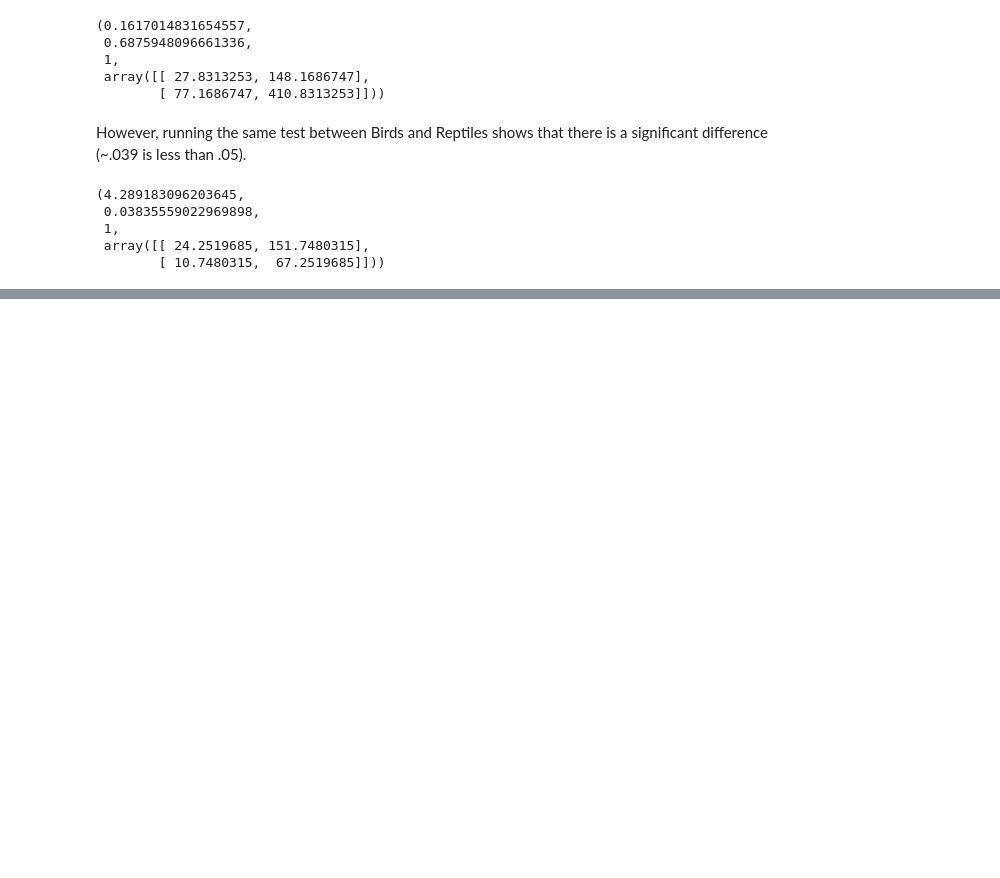
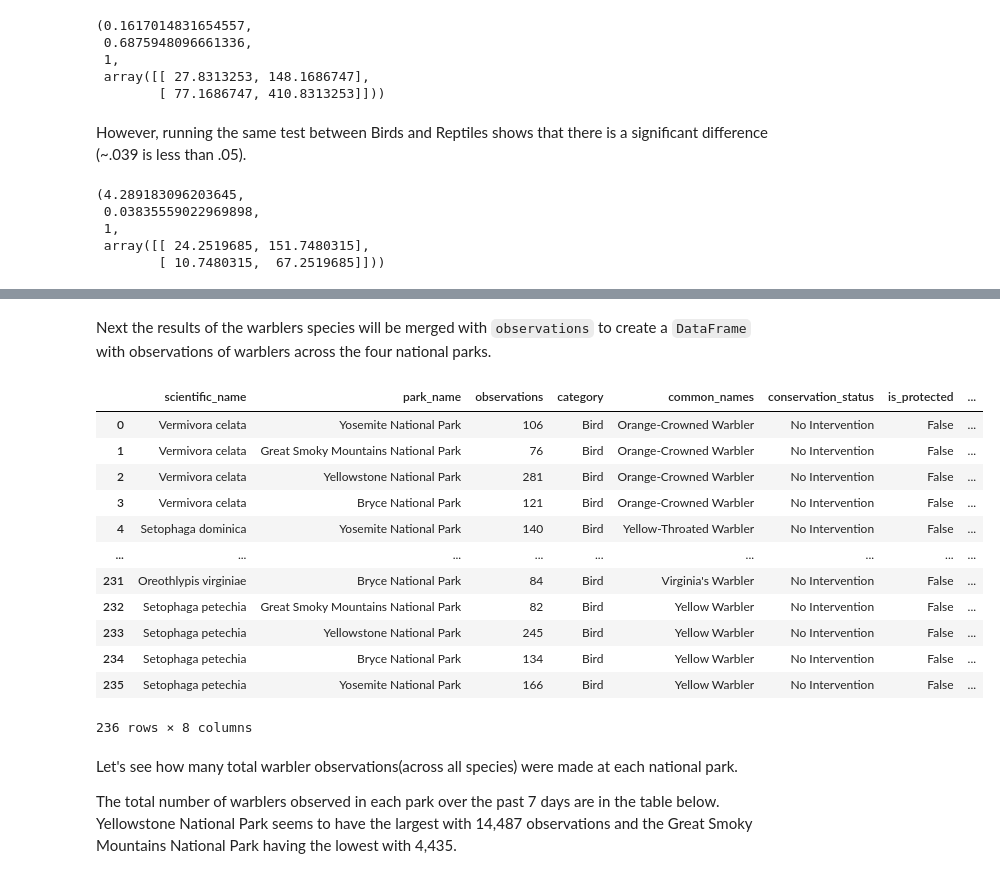
Before and after one commit to mustafasiddiqui/endangered-species-observations, a Jupyter notebook: biodiversity.ipynb, the cells around one changed output, grey strips where cells are left out. Drawn from its saved outputs; the diff is of its cells as text; code cells hidden in the pictures; blank space fills up the shorter version.

```diff
--- a/biodiversity.ipynb
+++ b/biodiversity.ipynb
@@ -251,0 +368,23 @@ chi2_contingency(contingency2)
+# %% [markdown]
+Next the results of the warblers species will be merged with `observations` to create a `DataFrame` with observations of warblers across the four national parks.
+# %%
+warbler_observations = observation_data.merge(species_data[species_data.is_warbler])
+warbler_observations
+# %% [output]
+|  | scientific_name | park_name | observations | category | common_names | conservation_status | is_protected | ... |
+| 0 | Vermivora celata | Yosemite National Park | 106 | Bird | Orange-Crowned Warbler | No Intervention | False | ... |
+| 1 | Vermivora celata | Great Smoky Mountains National Park | 76 | Bird | Orange-Crowned Warbler | No Intervention | False | ... |
+| 2 | Vermivora celata | Yellowstone National Park | 281 | Bird | Orange-Crowned Warbler | No Intervention | False | ... |
+| 3 | Vermivora celata | Bryce National Park | 121 | Bird | Orange-Crowned Warbler | No Intervention | False | ... |
+| 4 | Setophaga dominica | Yosemite National Park | 140 | Bird | Yellow-Throated Warbler | No Intervention | False | ... |
+| ... | ... | ... | ... | ... | ... | ... | ... | ... |
+| 231 | Oreothlypis virginiae | Bryce National Park | 84 | Bird | Virginia's Warbler | No Intervention | False | ... |
+| 232 | Setophaga petechia | Great Smoky Mountains National Park | 82 | Bird | Yellow Warbler | No Intervention | False | ... |
+| 233 | Setophaga petechia | Yellowstone National Park | 245 | Bird | Yellow Warbler | No Intervention | False | ... |
+| 234 | Setophaga petechia | Bryce National Park | 134 | Bird | Yellow Warbler | No Intervention | False | ... |
+| 235 | Setophaga petechia | Yosemite National Park | 166 | Bird | Yellow Warbler | No Intervention | False | ... |
+236 rows × 8 columns
+# %% [markdown]
+Let's see how many total warbler observations(across all species) were made at each national park.
+
+The total number of warblers observed in each park over the past 7 days are in the table below. Yellowstone National Park seems to have the largest with 14,487 observations and the Great Smoky Mountains National Park having the lowest with 4,435.
```
Also changed, not shown: parts of 20 cells of this notebook.
